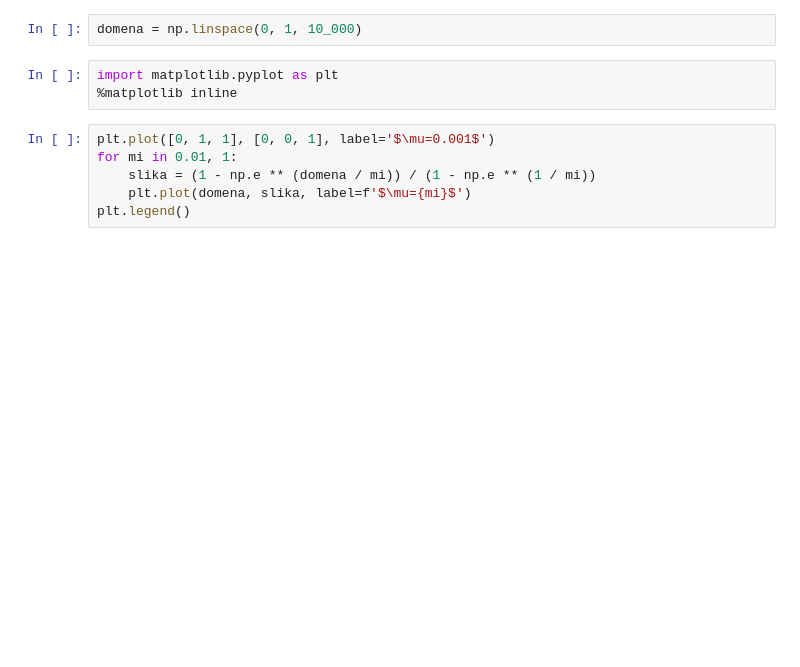
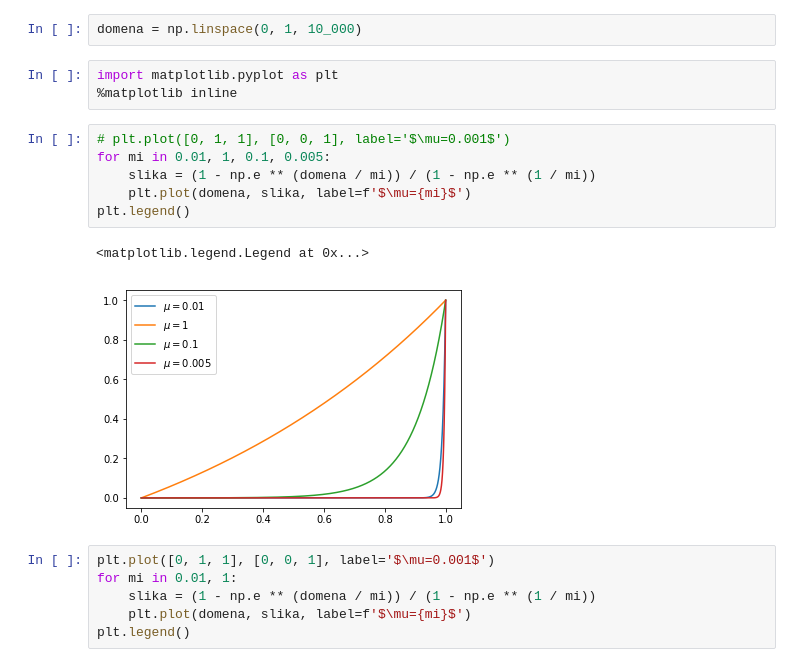
Before and after one commit to vedgar/ms, a Jupyter notebook: Priprema za prvi kolokvij.ipynb, the cells around one changed output. Saved outputs shown, nothing was run; the diff lists cells and outputs as text; blank space fills up the shorter version.

```diff
--- a/Priprema za prvi kolokvij.ipynb
+++ b/Priprema za prvi kolokvij.ipynb
@@ -176,6 +205,15 @@ domena = np.linspace(0, 1, 10_000)
 # %%
 import matplotlib.pyplot as plt
 %matplotlib inline
+# %%
+# plt.plot([0, 1, 1], [0, 0, 1], label='$\mu=0.001$')
+for mi in 0.01, 1, 0.1, 0.005:
+    slika = (1 - np.e ** (domena / mi)) / (1 - np.e ** (1 / mi))
+    plt.plot(domena, slika, label=f'$\mu={mi}$')
+plt.legend()
+# %% [output]
+<matplotlib.legend.Legend at 0x...>
+[figure, added]
 # %%
 plt.plot([0, 1, 1], [0, 0, 1], label='$\mu=0.001$')
 for mi in 0.01, 1:
```
Also changed, not shown: parts of 30 cells of this notebook.
